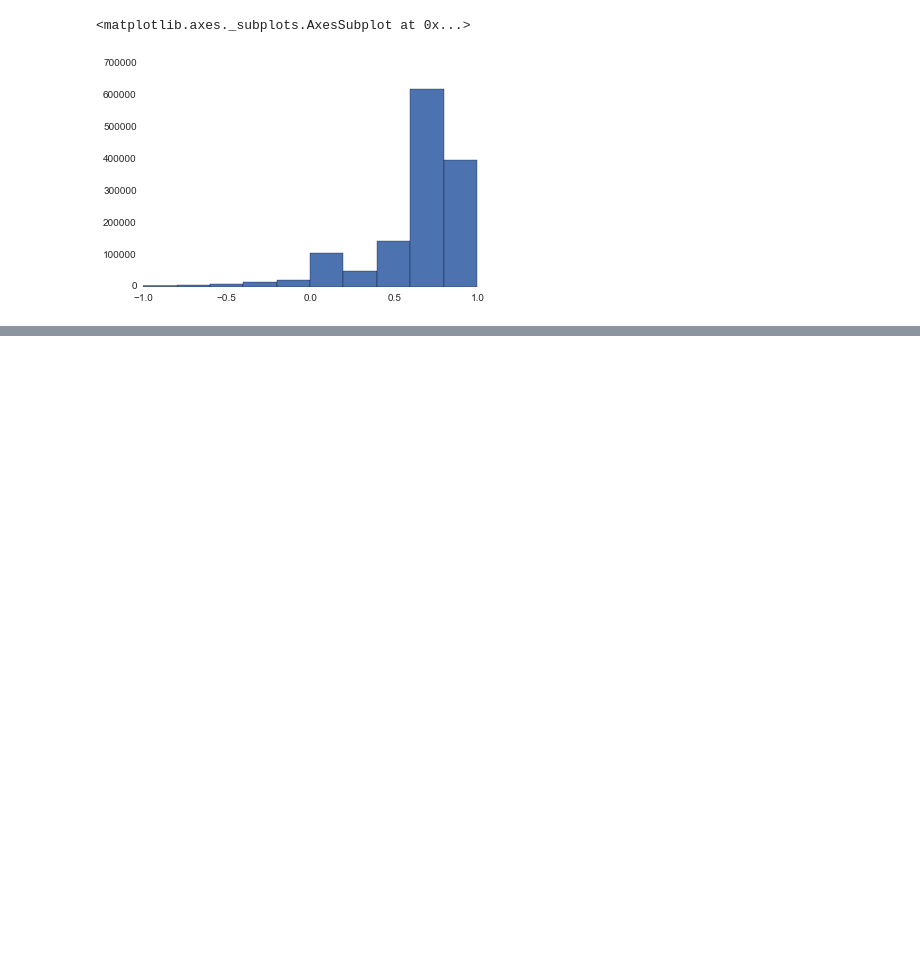
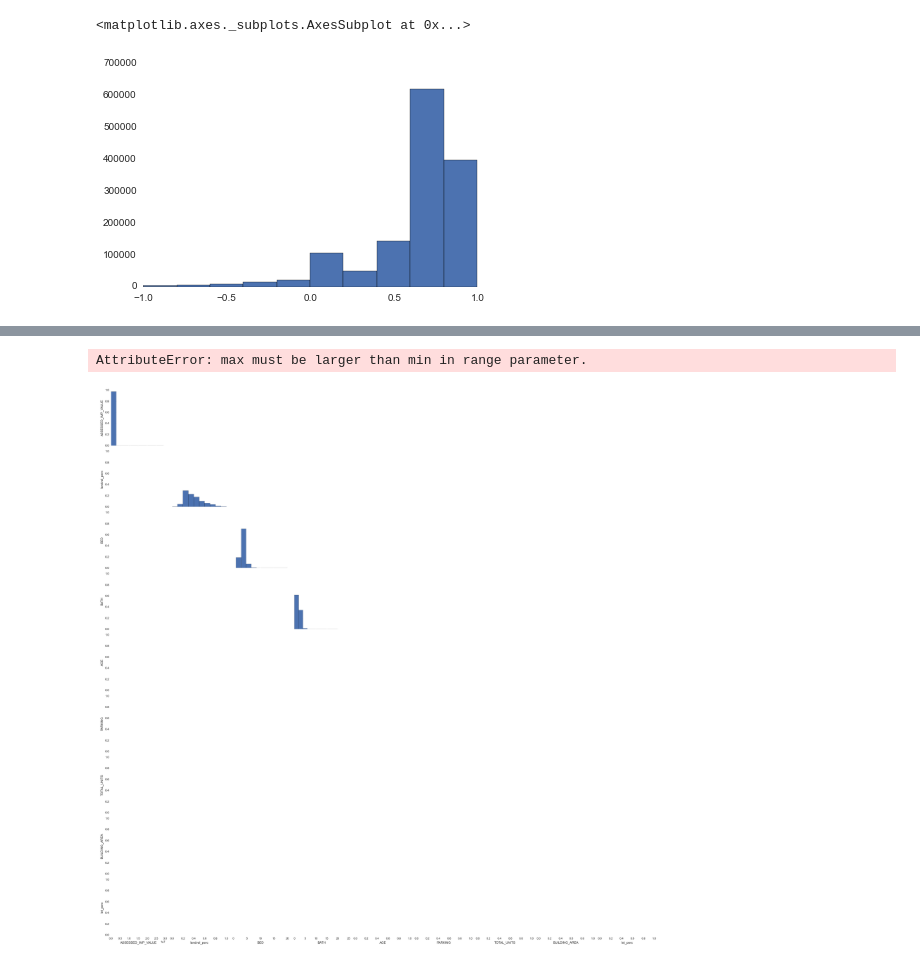
Before and after one commit to selwyth/featurehoods, a Jupyter notebook: work_sql_interface.ipynb, the cells around one changed output, grey strips where cells are left out. Cells and saved outputs as stored; diff of their text form; code cells hidden in the pictures; blank space fills up the shorter version.

Commit message:
more zero- and error-handling, plus adjusted analysis-process workflow

```diff
--- a/work_sql_interface.ipynb
+++ b/work_sql_interface.ipynb
@@ -182,8 +161,2 @@ base[base.BATH == 0].head()
 # %% [markdown]
 Looking up a few cases reveals that 0 bed/bath tends to be error data, with no immediate pattern (e.g. small, big homes and condos all have this problem). Going to drop them all and not worry about them.
-# %%
-base = base[base.BED > 0]
-base = base[base.BATH > 0]
-
-for i in base.columns:
-    print i + ': ' + str((base[i] == 0).sum())
@@ -251,0 +295,7 @@ With GARAGE_TYPE, POOL and FIERPLACE, I'll assume missing data = None (or Unknow
+# %%
+base = base[base.AGE.notnull()]
+
+base = base[base.STORIES != 'S/L']
+base.STORIES = base.STORIES.replace(r'\+B*', '', regex = True)
+base.STORIES = base.STORIES.astype(float)
+print base.STORIES.value_counts()
@@ -285,0 +375,5 @@ base.lot_perc.hist()
+# %%
+sns.pairplot(X)
+# %% [output]
+AttributeError: max must be larger than min in range parameter.
+[figure, added]
```
Also changed, not shown: parts of 28 cells of this notebook.
